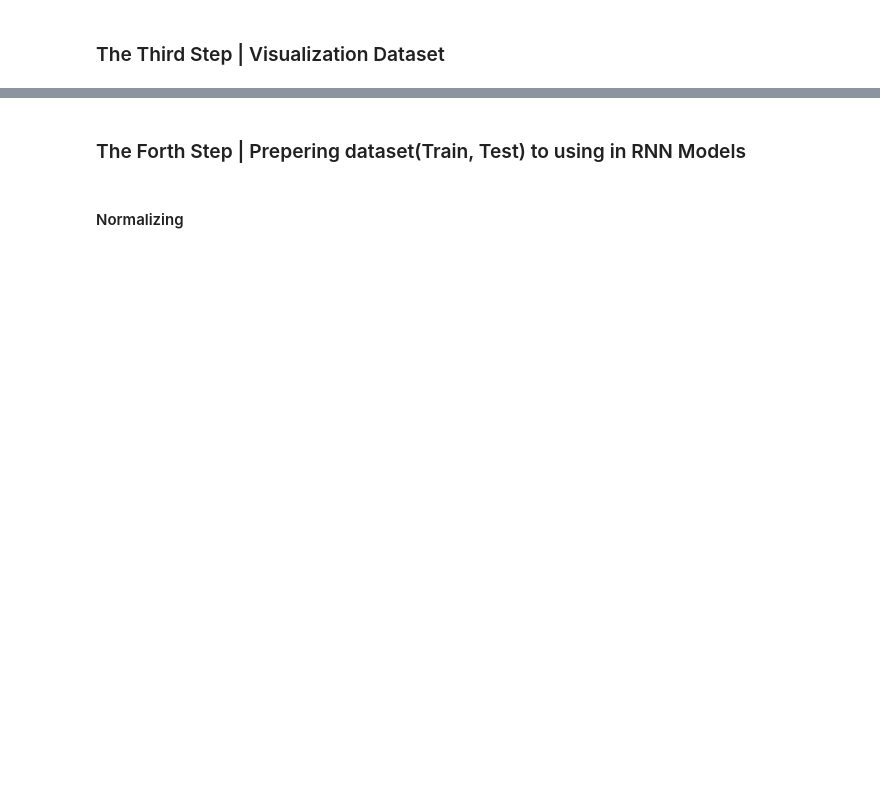
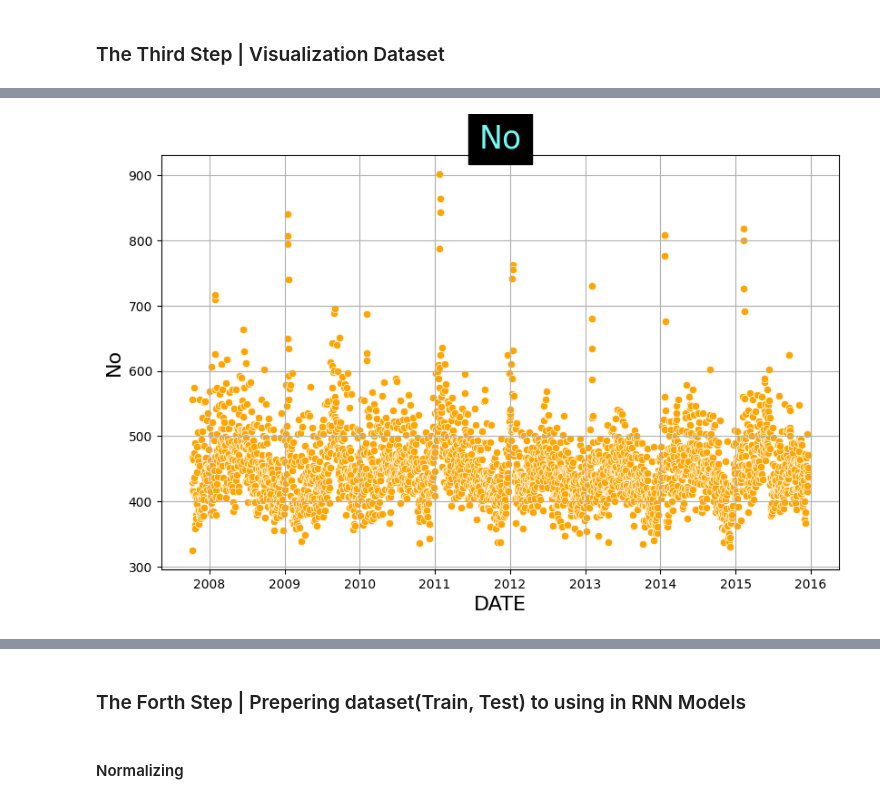
Before and after one commit to wujinja-cgu/Time-Series-Analysis, a Jupyter notebook: Google Stock Prediction With RNN.ipynb, the cells around one changed output, grey strips where cells are left out. Cells and saved outputs as stored; diff of their text form; code cells hidden in the pictures; blank space fills up the shorter version.

```diff
--- a/Google Stock Prediction With RNN.ipynb
+++ b/Google Stock Prediction With RNN.ipynb
@@ -70,16 +152,18 @@ plt.show()
 # %%
-# checking The Behavior Of Features In Relation To 'close'
-features = ['high', 'low', 'open', 'volume', 'adjClose', 'adjHigh', 'adjLow', 'adjOpen']
+# checking The Behavior Of Features In Relation To 'ED arrival'
+features = ['No']
 sns.set_palette("PiYG")
 plt.figure(figsize=(16,26))
 for idx, column in enumerate(features):
     plt.subplot(5, 2,  idx + 1)
-    sns.scatterplot(x =df['close'], y=df[column] , data = df, color='orange')
+    sns.scatterplot(x =df['DATE'], y=df[column] , data = df, color='orange')
     plt.title(column, backgroundcolor='black', color='#75f8f2', fontsize=25)
-    plt.xlabel('Close', fontsize=16)
+    plt.xlabel('DATE', fontsize=16)
     plt.ylabel(column, fontsize=16)
     plt.grid()
 plt.tight_layout()
 plt.show()
+# %% [output]
+[figure, added]
 # %%
 # Subplot
```
Also changed, not shown: parts of 36 cells of this notebook.
